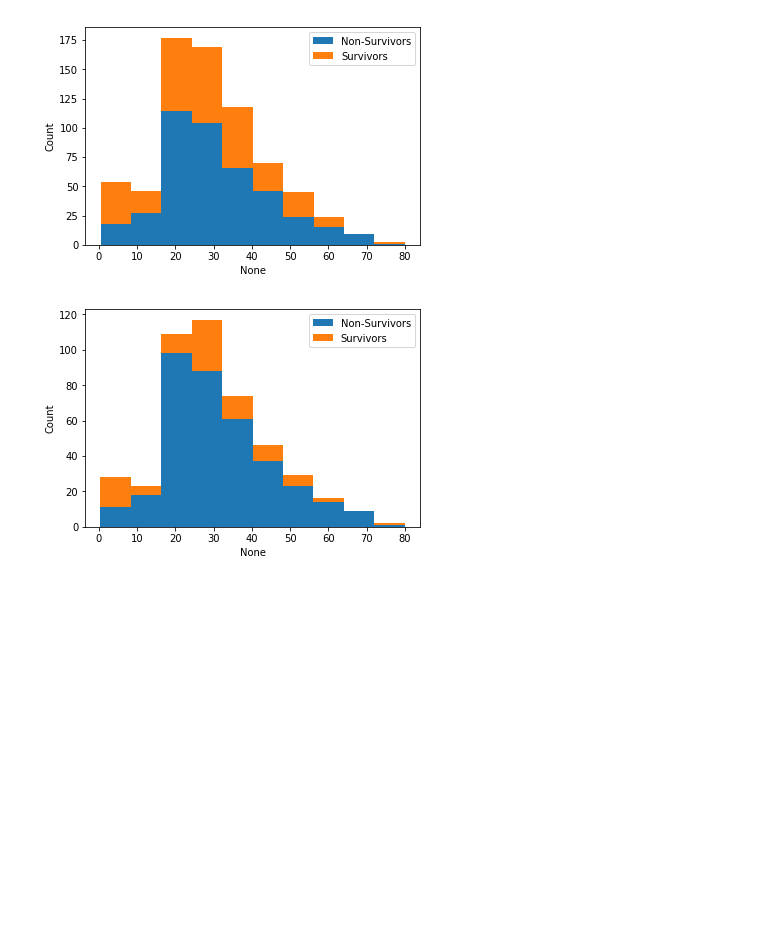
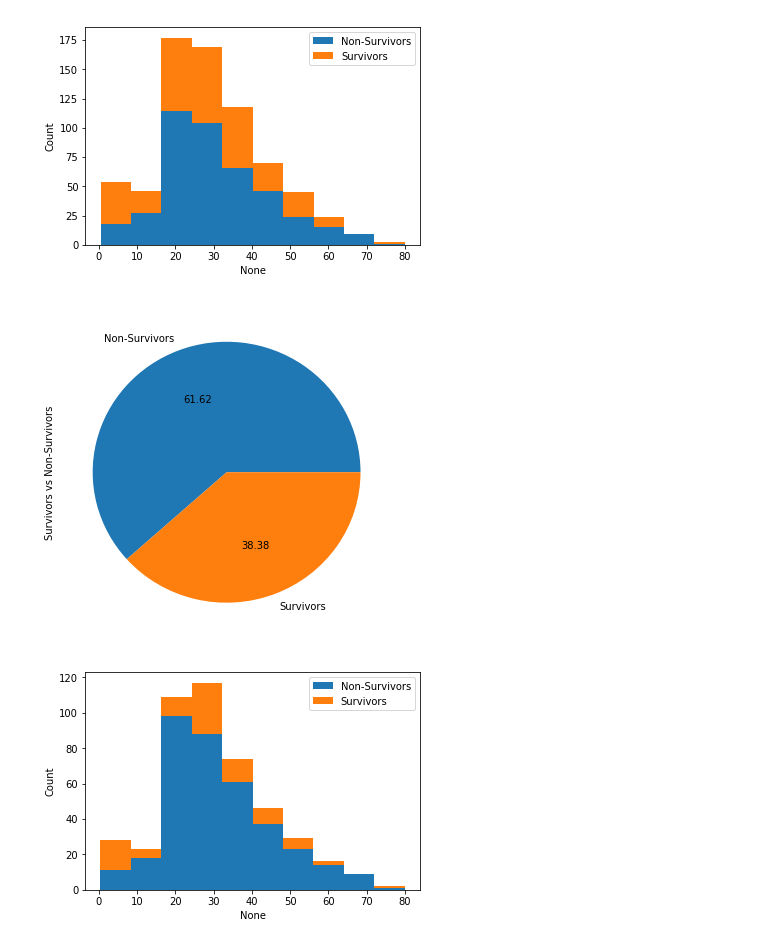
Before and after one commit to Jeffchiucp/MS-Machine-Learning, a Jupyter notebook: 00_Titanic_Survival_Prediction.ipynb, the cells around one changed output. Cells and saved outputs as stored; diff of their text form; code cells hidden in the pictures; blank space fills up the shorter version.

```diff
--- a/00_Titanic_Survival_Prediction.ipynb
+++ b/00_Titanic_Survival_Prediction.ipynb
@@ -115,4 +115,18 @@ visualize_survival_rates(clean_df, survived_labels)
 # %% [output]
 [figure]
+# %%
+def visualize_survival_rates_pie(dataframe, labels, xlabel=None, ylabel="Count"):
+    # Merge dataframe and labels based on dataframe's indices
+    merged_df = pd.concat([dataframe, labels], axis=1, join_axes=[dataframe.index])
+    # Create pie chart
+    series = pd.Series([merged_df.groupby('Survived').get_group(0).count()['Survived'],
+                        merged_df.groupby('Survived').get_group(1).count()['Survived']],
+                        index=['Non-Survivors', 'Survivors'],
+                        name='Survivors vs Non-Survivors')
+    series.plot.pie(autopct='%.2f', figsize=(6, 6))
+
+visualize_survival_rates_pie(clean_df, survived_labels)
+# %% [output]
+[figure, added]
 # %%
 men_df = clean_df[clean_df['Sex'] == 'male']
```
Also changed, not shown: parts of 15 cells of this notebook.
